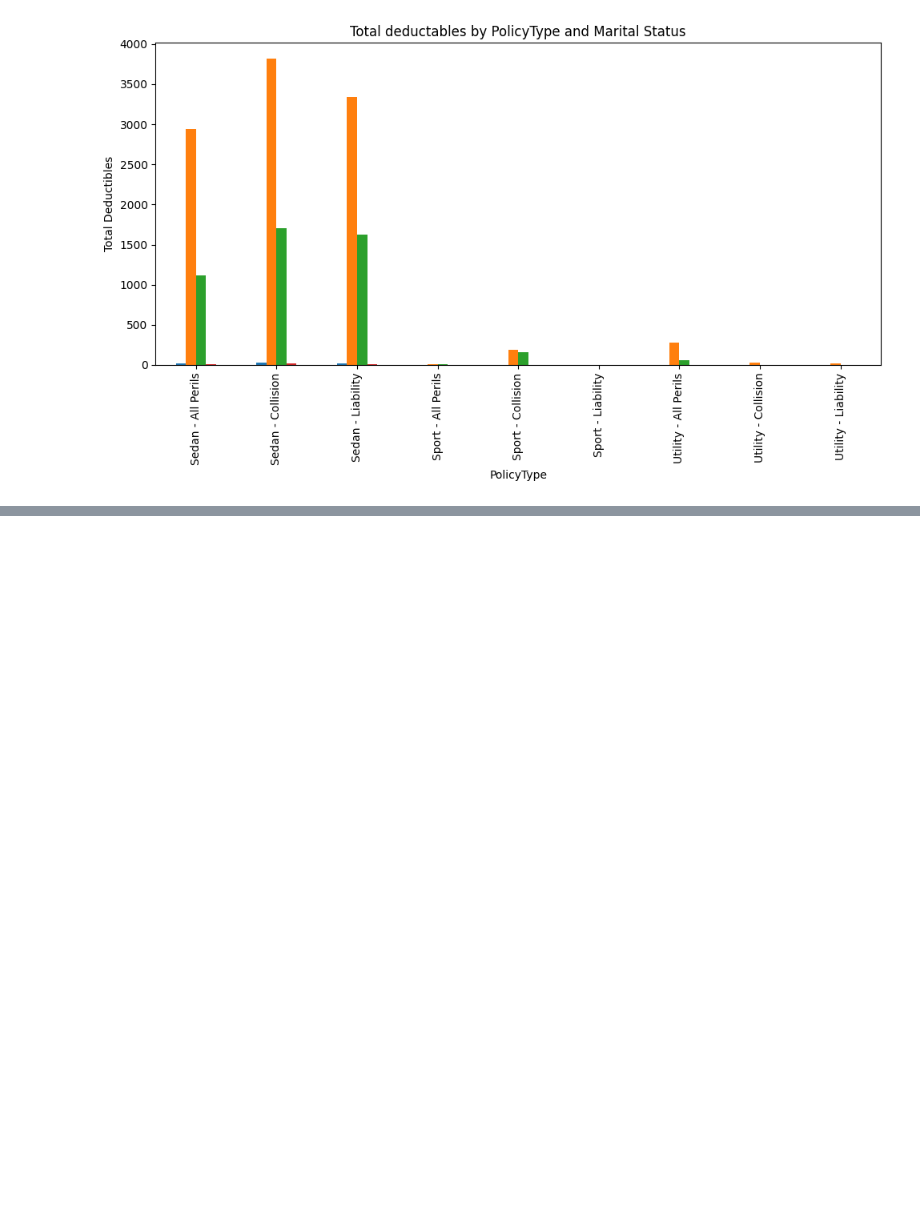
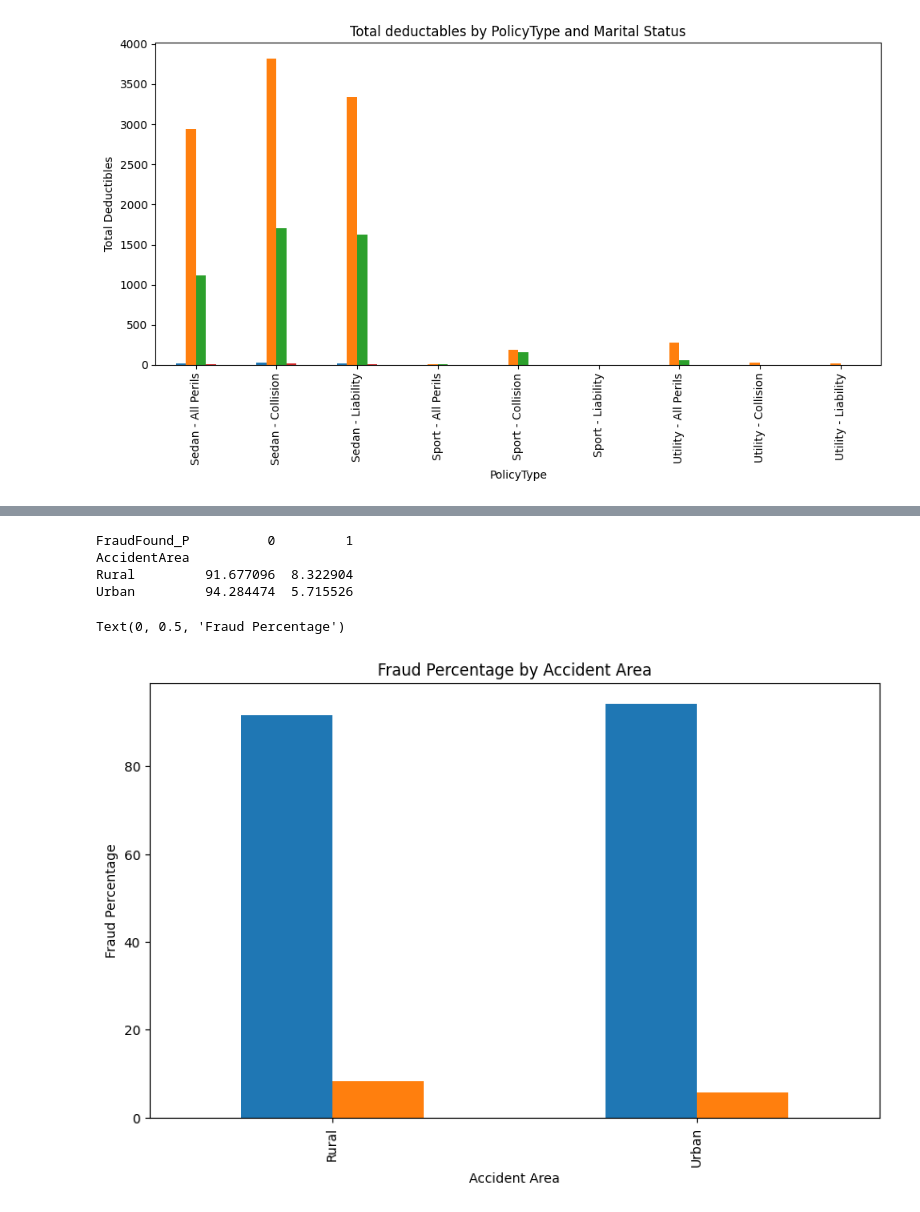
Before and after one commit to Zokah123/Fraud-detection-of-an-insurance-dataset-info, a Jupyter notebook: Untitled0.ipynb, the cells around one changed output, grey strips where cells are left out. Drawn from its saved outputs; the diff is of its cells as text; code cells hidden in the pictures; blank space fills up the shorter version.

```diff
--- a/Untitled0.ipynb
+++ b/Untitled0.ipynb
@@ -232,0 +314,21 @@ plt.show()
+# %%
+# Investigating Fraud by accident Area
+fraud_accident_area = pd.crosstab(df["AccidentArea"], df["FraudFound_P"], normalize="index")*100
+print(fraud_accident_area)
+
+#Visualizing the fraud Percentage by Accident Area
+fraud_accident_area.plot(
+    kind="bar",
+    figsize=(10, 6),
+    legend=False,
+    title="Fraud Percentage by Accident Area"
+)
+plt.xlabel("Accident Area")
+plt.ylabel("Fraud Percentage")
+# %% [output]
+FraudFound_P          0         1
+AccidentArea
+Rural         91.677096  8.322904
+Urban         94.284474  5.715526
+Text(0, 0.5, 'Fraud Percentage')
+[figure, added]
```
Also changed, not shown: parts of 5 cells of this notebook.
